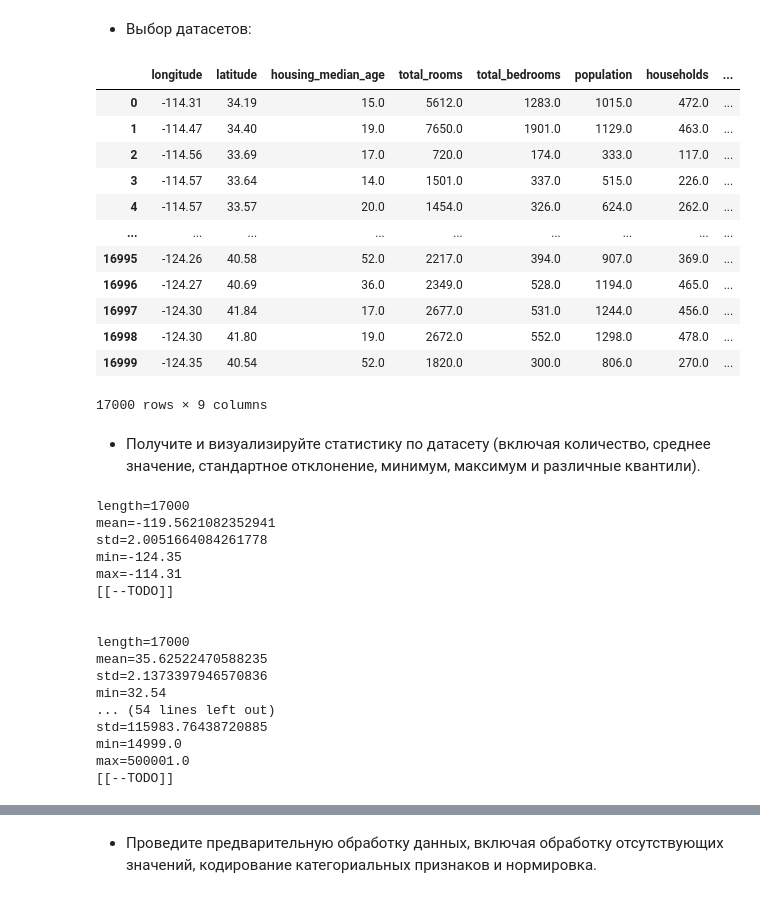
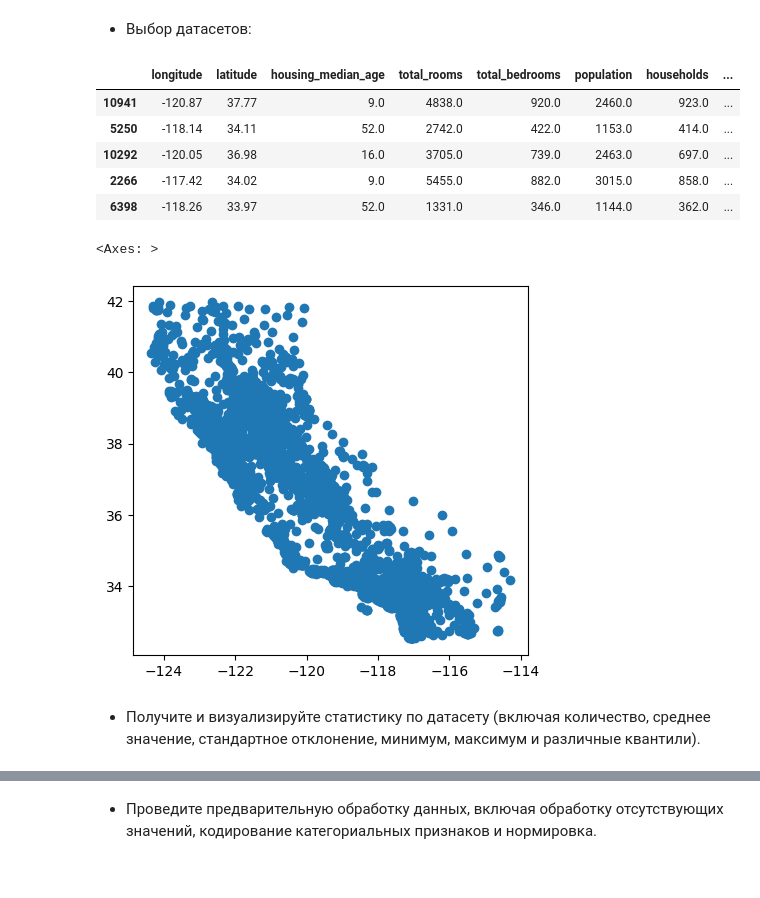
Before and after one commit to e1turin/itmo-ai-systems, a Jupyter notebook: module-2/lab-4/solution.ipynb, the cells around one changed output, grey strips where cells are left out. Cells and saved outputs as stored; diff of their text form; code cells hidden in the pictures.

```diff
--- a/module-2/lab-4/solution.ipynb
+++ b/module-2/lab-4/solution.ipynb
@@ -6,48 +8,20 @@ import matplotlib.pyplot as plt
 - Выбор датасетов:
 # %%
 df = pd.read_csv("../res/california_housing_train.csv")
-df
+df.sample(n=5, random_state=42)
 # %% [output]
 |  | longitude | latitude | housing_median_age | total_rooms | total_bedrooms | population | households | ... |
-| 0 | -114.31 | 34.19 | 15.0 | 5612.0 | 1283.0 | 1015.0 | 472.0 | ... |
-| 1 | -114.47 | 34.40 | 19.0 | 7650.0 | 1901.0 | 1129.0 | 463.0 | ... |
-| 2 | -114.56 | 33.69 | 17.0 | 720.0 | 174.0 | 333.0 | 117.0 | ... |
-| 3 | -114.57 | 33.64 | 14.0 | 1501.0 | 337.0 | 515.0 | 226.0 | ... |
-| 4 | -114.57 | 33.57 | 20.0 | 1454.0 | 326.0 | 624.0 | 262.0 | ... |
-| ... | ... | ... | ... | ... | ... | ... | ... | ... |
-| 16995 | -124.26 | 40.58 | 52.0 | 2217.0 | 394.0 | 907.0 | 369.0 | ... |
-| 16996 | -124.27 | 40.69 | 36.0 | 2349.0 | 528.0 | 1194.0 | 465.0 | ... |
-| 16997 | -124.30 | 41.84 | 17.0 | 2677.0 | 531.0 | 1244.0 | 456.0 | ... |
-| 16998 | -124.30 | 41.80 | 19.0 | 2672.0 | 552.0 | 1298.0 | 478.0 | ... |
-| 16999 | -124.35 | 40.54 | 52.0 | 1820.0 | 300.0 | 806.0 | 270.0 | ... |
+| 10941 | -120.87 | 37.77 | 9.0 | 4838.0 | 920.0 | 2460.0 | 923.0 | ... |
+| 5250 | -118.14 | 34.11 | 52.0 | 2742.0 | 422.0 | 1153.0 | 414.0 | ... |
+| 10292 | -120.05 | 36.98 | 16.0 | 3705.0 | 739.0 | 2463.0 | 697.0 | ... |
+| 2266 | -117.42 | 34.02 | 9.0 | 5455.0 | 882.0 | 3015.0 | 858.0 | ... |
+| 6398 | -118.26 | 33.97 | 52.0 | 1331.0 | 346.0 | 1144.0 | 362.0 | ... |
-17000 rows × 9 columns
+# %%
+""" import geopandas as gpd
+gdf = gpd.GeoDataFrame(df, geometry=gpd.points_from_xy(df['longitude'], df['latitude']))
+gdf.plot() """
+# %% [output]
+<Axes: >
+[figure, added]
 # %% [markdown]
 - Получите и визуализируйте статистику по датасету (включая количество, среднее значение, стандартное отклонение, минимум, максимум и различные квантили).
-# %%
-for c in df.columns:
-    print(f"""
-length={df[c].size}
-mean={df[c].mean()}
-std={df[c].std(ddof=1)}
-min={df[c].min()}
-max={df[c].max()}
-[[--TODO]]
-""")
-# %% [output]
-length=17000
-mean=-119.5621082352941
-std=2.0051664084261778
-min=-124.35
-max=-114.31
-[[--TODO]]
-
-
-length=17000
-mean=35.62522470588235
-std=2.1373397946570836
-min=32.54
-... (54 lines left out)
-std=115983.76438720885
-min=14999.0
-max=500001.0
-[[--TODO]]
```
Also changed, not shown: parts of 13 cells of this notebook.
